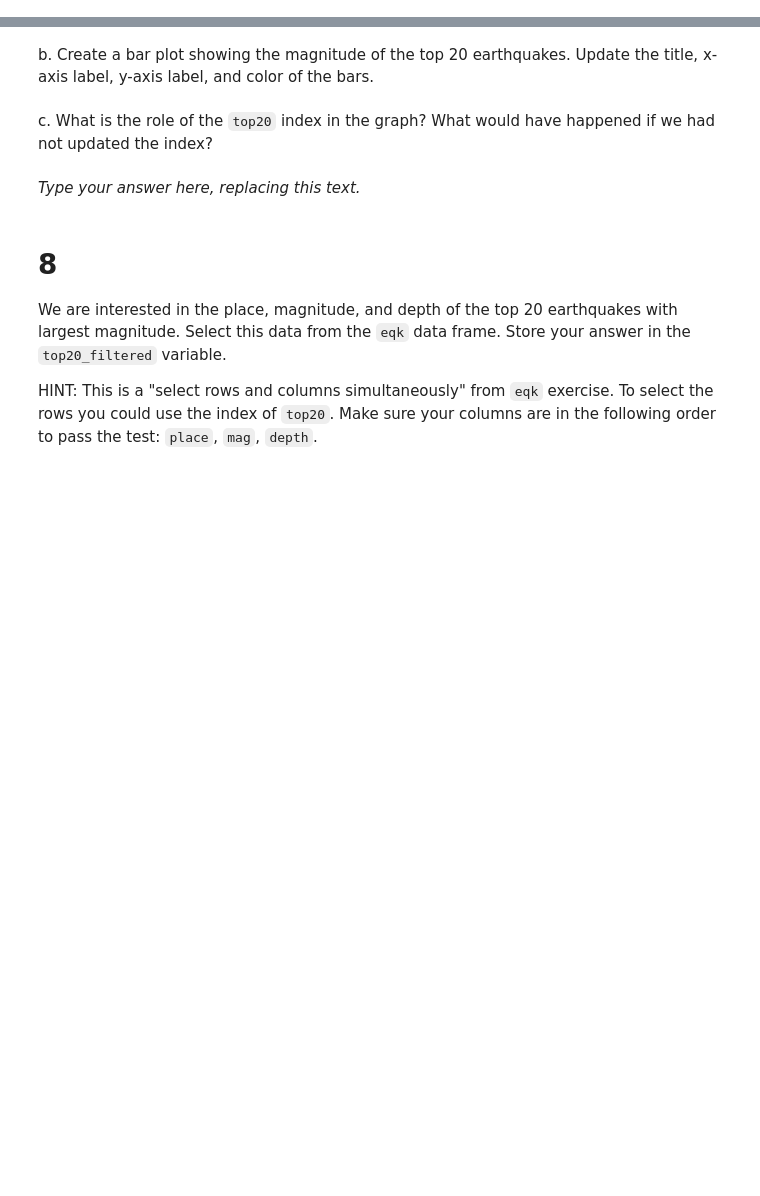
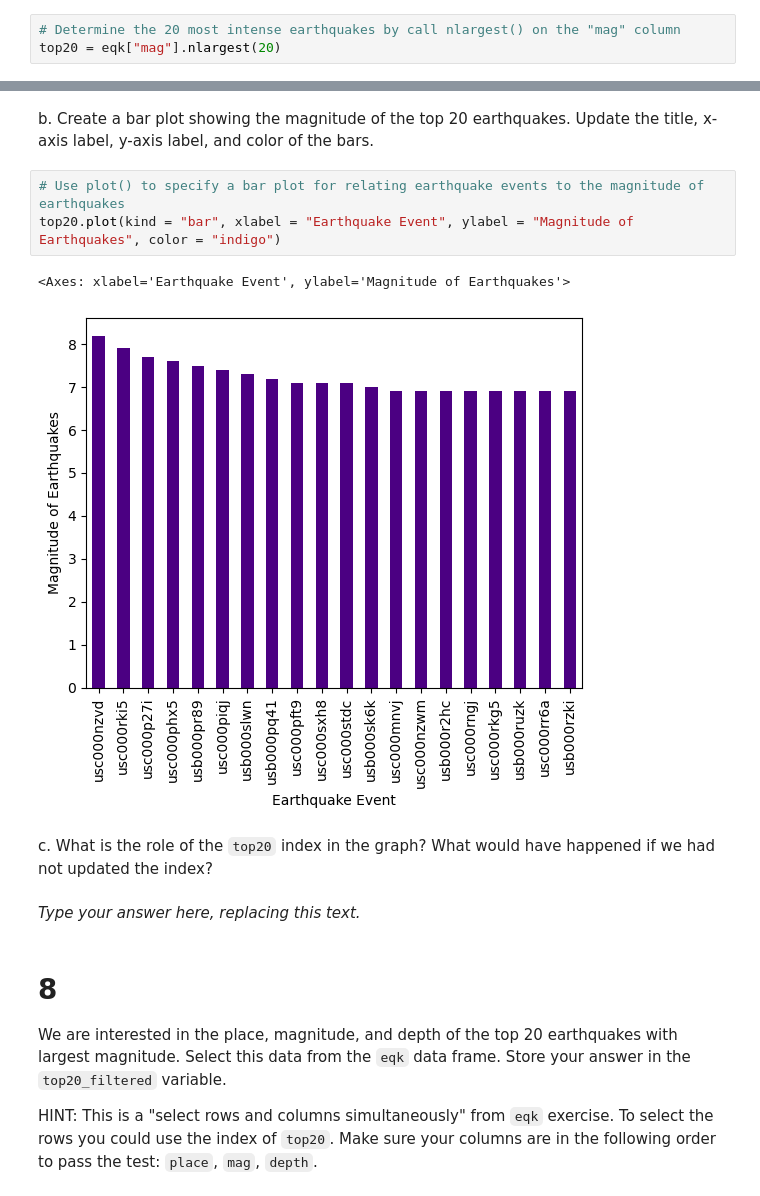
Before and after one commit to vedikaS-byte/eds220-hwk1, a Jupyter notebook: task3/hwk1-task3-earthquakes.ipynb, the cells around one changed output, grey strips where cells are left out. Cells and saved outputs as stored; diff of their text form; blank space fills up the shorter version.

```diff
--- a/task3/hwk1-task3-earthquakes.ipynb
+++ b/task3/hwk1-task3-earthquakes.ipynb
@@ -196,3 +194,6 @@ top20 = ...
+# %%
+# Determine the 20 most intense earthquakes by call nlargest() on the "mag" column
+top20 = eqk["mag"].nlargest(20)
 # %%
 # View the dataframe
 top20
@@ -225,6 +223,12 @@ q7_a results:
 <!-- BEGIN QUESTION -->
 
 b. Create a bar plot showing the magnitude of the top 20 earthquakes. Update the title, x-axis label, y-axis label, and color of the bars.
+# %%
+# Use plot() to specify a bar plot for relating earthquake events to the magnitude of earthquakes
+top20.plot(kind = "bar", xlabel = "Earthquake Event", ylabel = "Magnitude of Earthquakes", color = "indigo")
+# %% [output]
+<Axes: xlabel='Earthquake Event', ylabel='Magnitude of Earthquakes'>
+[figure, added]
 # %% [markdown]
 <!-- END QUESTION -->
 
```
Also changed, not shown: parts of 4 cells of this notebook, 1 other file.
